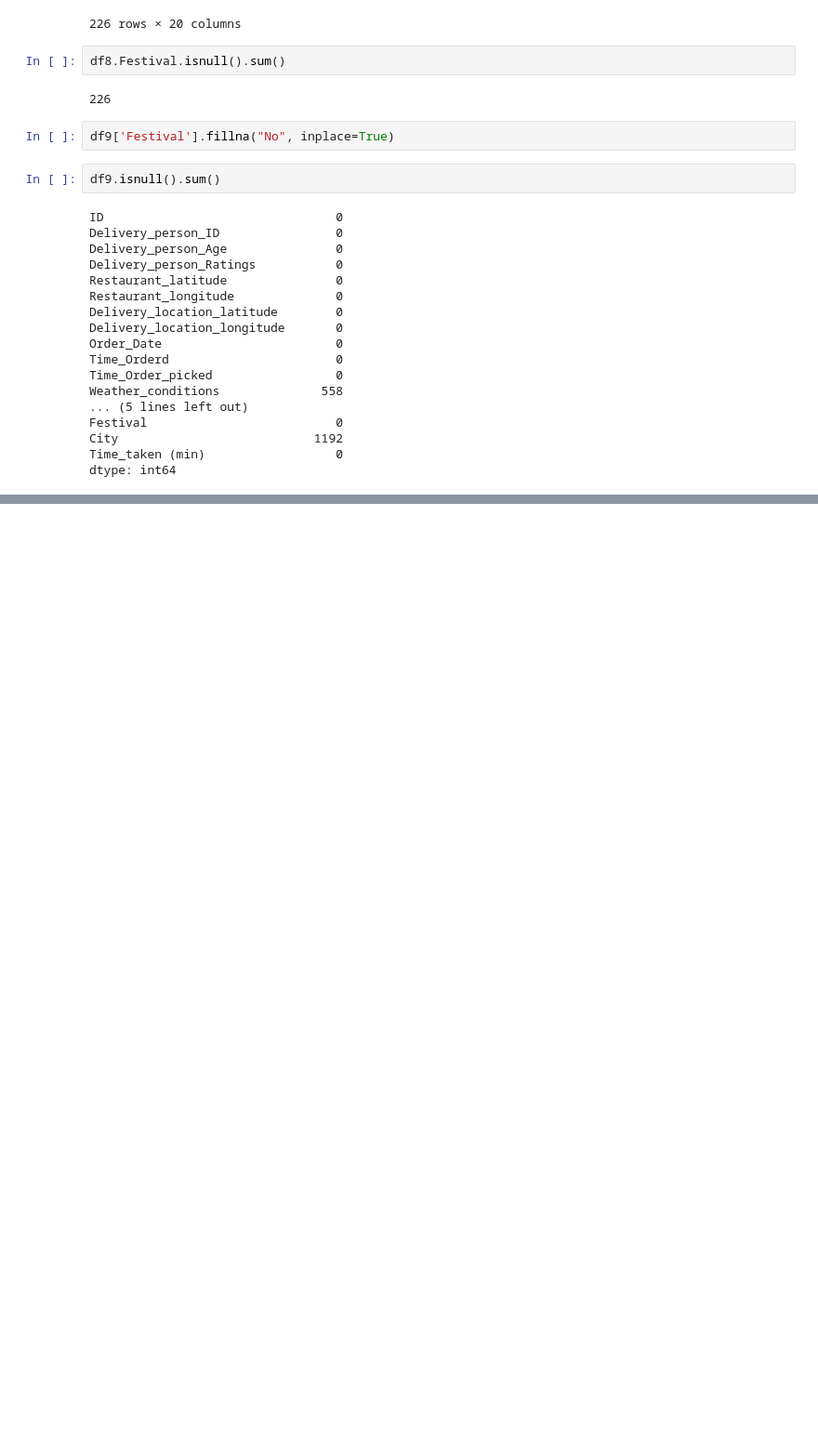
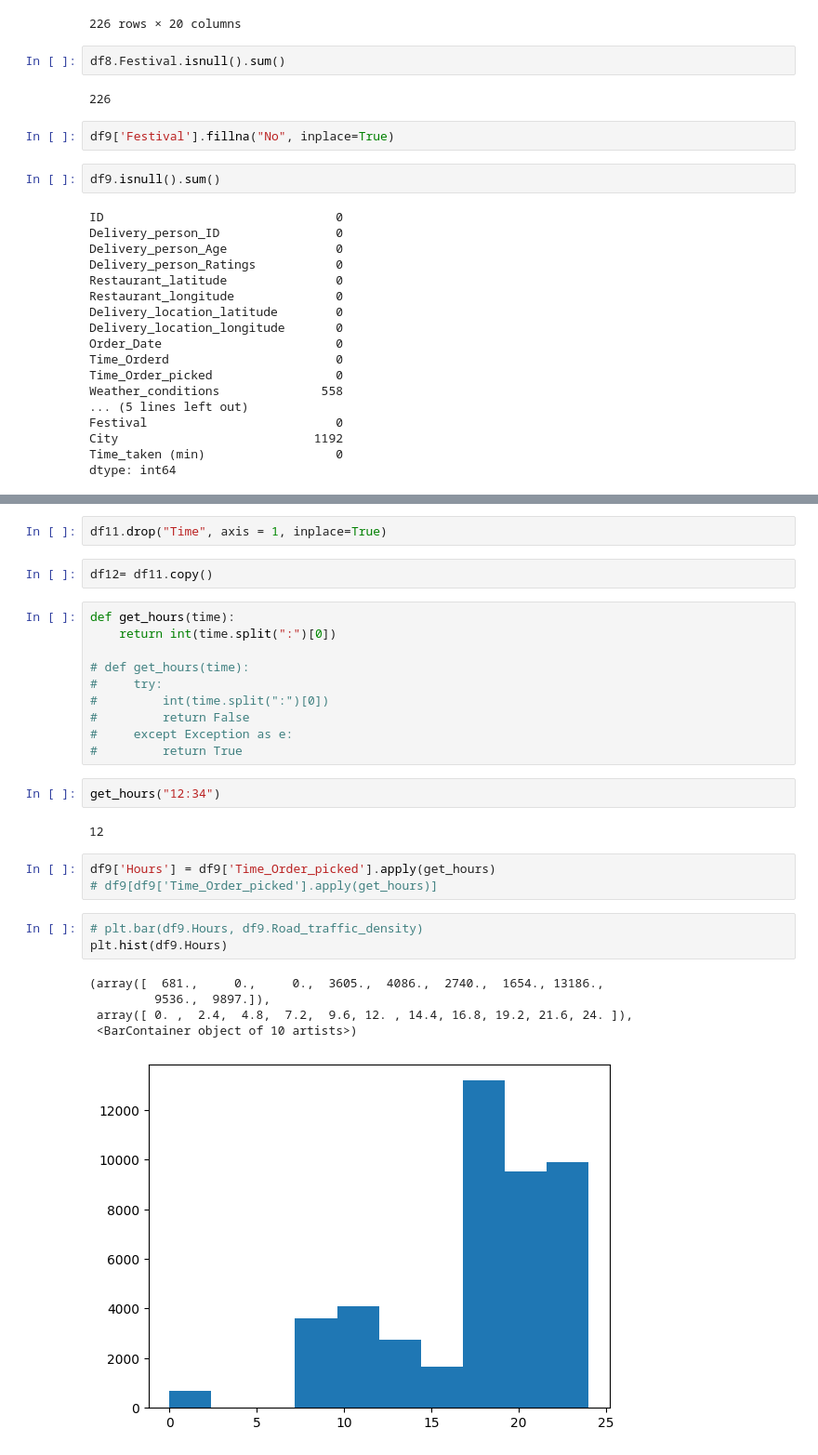
Before and after one commit to Aminsharif/st_assigment, a Jupyter notebook: notebooks/EDA.ipynb, the cells around one changed output, grey strips where cells are left out. Shown at 93% size. Cells and saved outputs as stored; diff of their text form; blank space fills up the shorter version.

```diff
--- a/notebooks/EDA.ipynb
+++ b/notebooks/EDA.ipynb
@@ -1077,0 +1135,30 @@ dtype: int64
+# %%
+df11.drop("Time", axis = 1, inplace=True)
+# %%
+df12= df11.copy()
+# %%
+def get_hours(time):
+    return int(time.split(":")[0])
+
+# def get_hours(time):
+#     try:
+#         int(time.split(":")[0])
+#         return False
+#     except Exception as e:
+#         return True
+# %%
+get_hours("12:34")
+# %% [output]
+12
+# %%
+df9['Hours'] = df9['Time_Order_picked'].apply(get_hours)
+# df9[df9['Time_Order_picked'].apply(get_hours)]
+# %%
+# plt.bar(df9.Hours, df9.Road_traffic_density)
+plt.hist(df9.Hours)
+# %% [output]
+(array([  681.,     0.,     0.,  3605.,  4086.,  2740.,  1654., 13186.,
+         9536.,  9897.]),
+ array([ 0. ,  2.4,  4.8,  7.2,  9.6, 12. , 14.4, 16.8, 19.2, 21.6, 24. ]),
+ <BarContainer object of 10 artists>)
+[figure, added]
```
Also changed, not shown: parts of 25 cells of this notebook.
